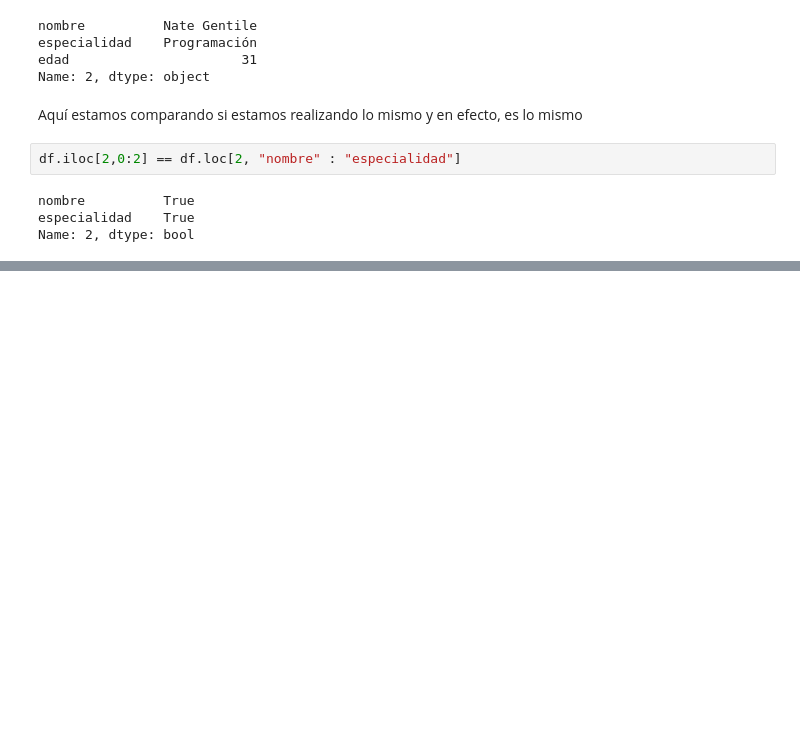
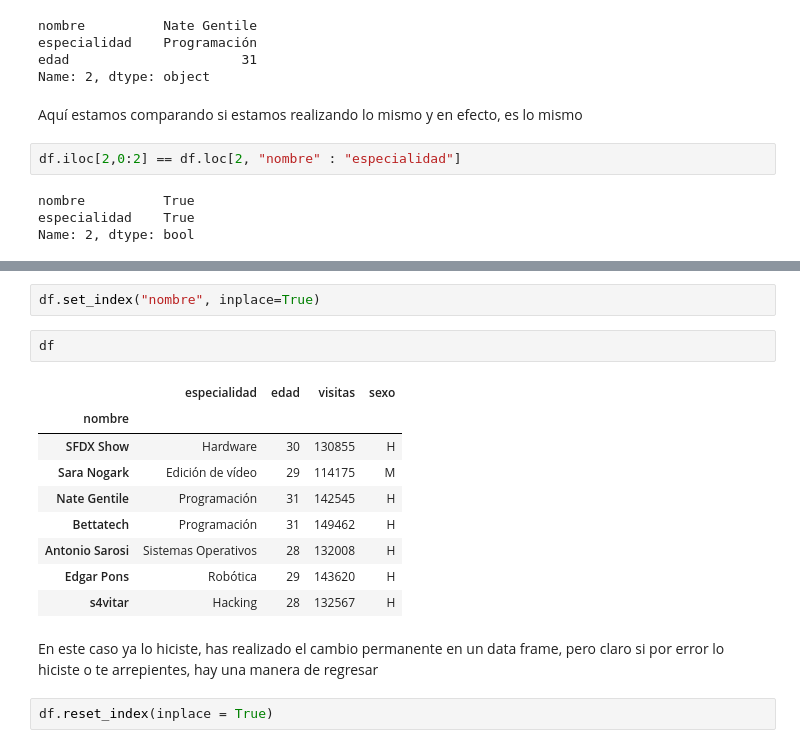
Before and after one commit to LennyRBriones/data-scientist, a Jupyter notebook: Pandas-Mastermind.ipynb, the cells around one changed output, grey strips where cells are left out. Cells and saved outputs as stored; diff of their text form; blank space fills up the shorter version.

```diff
--- a/Pandas-Mastermind.ipynb
+++ b/Pandas-Mastermind.ipynb
@@ -401,0 +464,18 @@ Name: 2, dtype: bool
+# %%
+df.set_index("nombre", inplace=True)
+# %%
+df
+# %% [output]
+|  | especialidad | edad | visitas | sexo |
+| nombre |  |  |  |  |
+| SFDX Show | Hardware | 30 | 130855 | H |
+| Sara Nogark | Edición de vídeo | 29 | 114175 | M |
+| Nate Gentile | Programación | 31 | 142545 | H |
+| Bettatech | Programación | 31 | 149462 | H |
+| Antonio Sarosi | Sistemas Operativos | 28 | 132008 | H |
+| Edgar Pons | Robótica | 29 | 143620 | H |
+| s4vitar | Hacking | 28 | 132567 | H |
+# %% [markdown]
+En este caso ya lo hiciste, has realizado el cambio permanente en un data frame, pero claro si por error lo hiciste o te arrepientes, hay una manera de regresar
+# %%
+df.reset_index(inplace = True)
```
Also changed, not shown: parts of 19 cells of this notebook.
